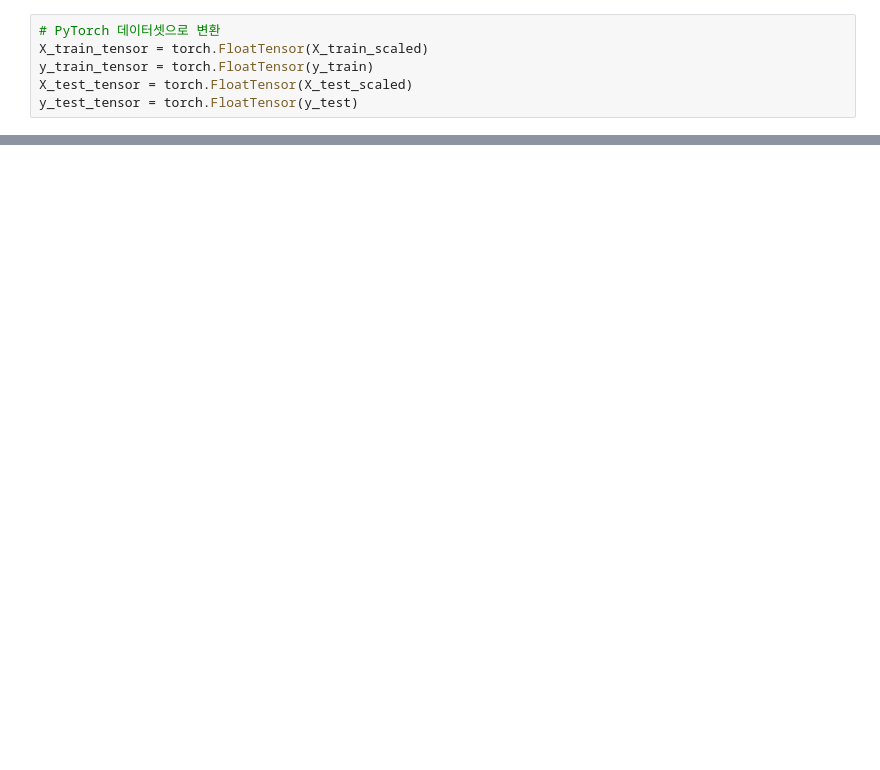
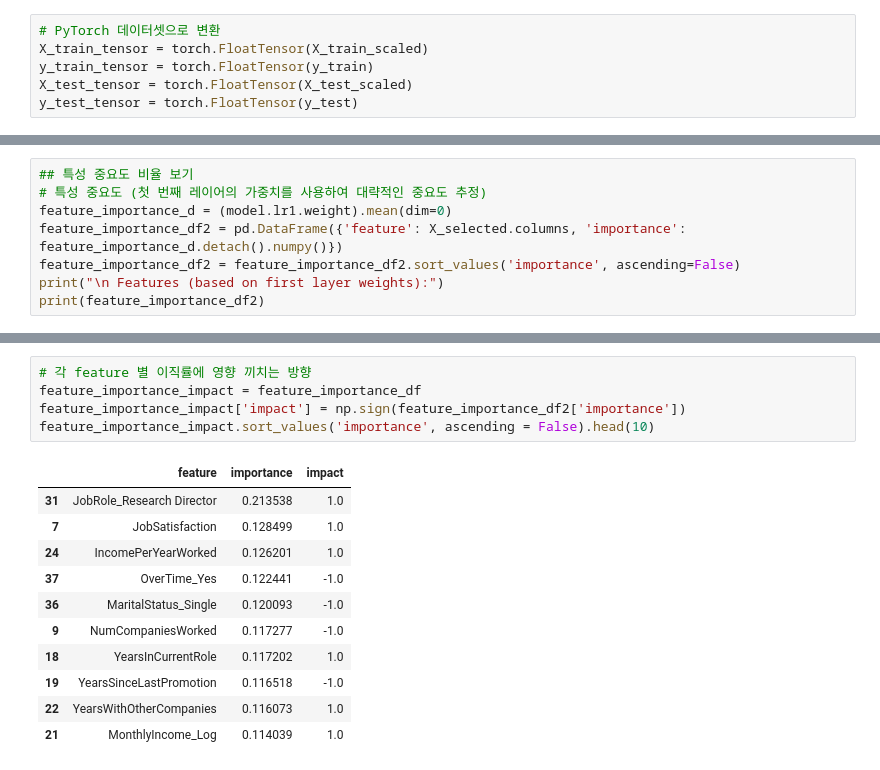
Before and after one commit to SKNETWORKS-FAMILY-AICAMP/SKN06-2nd-7Team, a Jupyter notebook: Code/processed_dl_model.ipynb, the cells around one changed output, grey strips where cells are left out. Saved outputs shown, nothing was run; the diff lists cells and outputs as text; blank space fills up the shorter version.

```diff
--- a/Code/processed_dl_model.ipynb
+++ b/Code/processed_dl_model.ipynb
@@ -892,0 +855,8 @@ weighted avg       0.75      0.80      0.77       178
+# %%
+## 특성 중요도 비율 보기
+# 특성 중요도 (첫 번째 레이어의 가중치를 사용하여 대략적인 중요도 추정)
+feature_importance_d = (model.lr1.weight).mean(dim=0)
+feature_importance_df2 = pd.DataFrame({'feature': X_selected.columns, 'importance': feature_importance_d.detach().numpy()})
+feature_importance_df2 = feature_importance_df2.sort_values('importance', ascending=False)
+print("\n Features (based on first layer weights):")
+print(feature_importance_df2)
@@ -892,0 +881,17 @@ weighted avg       0.75      0.80      0.77       178
+# %%
+# 각 feature 별 이직률에 영향 끼치는 방향
+feature_importance_impact = feature_importance_df
+feature_importance_impact['impact'] = np.sign(feature_importance_df2['importance'])
+feature_importance_impact.sort_values('importance', ascending = False).head(10)
+# %% [output]
+|  | feature | importance | impact |
+| 31 | JobRole_Research Director | 0.213538 | 1.0 |
+| 7 | JobSatisfaction | 0.128499 | 1.0 |
+| 24 | IncomePerYearWorked | 0.126201 | 1.0 |
+| 37 | OverTime_Yes | 0.122441 | -1.0 |
+| 36 | MaritalStatus_Single | 0.120093 | -1.0 |
+| 9 | NumCompaniesWorked | 0.117277 | -1.0 |
+| 18 | YearsInCurrentRole | 0.117202 | 1.0 |
+| 19 | YearsSinceLastPromotion | 0.116518 | -1.0 |
+| 22 | YearsWithOtherCompanies | 0.116073 | 1.0 |
+| 21 | MonthlyIncome_Log | 0.114039 | 1.0 |
```
Also changed, not shown: parts of 6 cells of this notebook.
